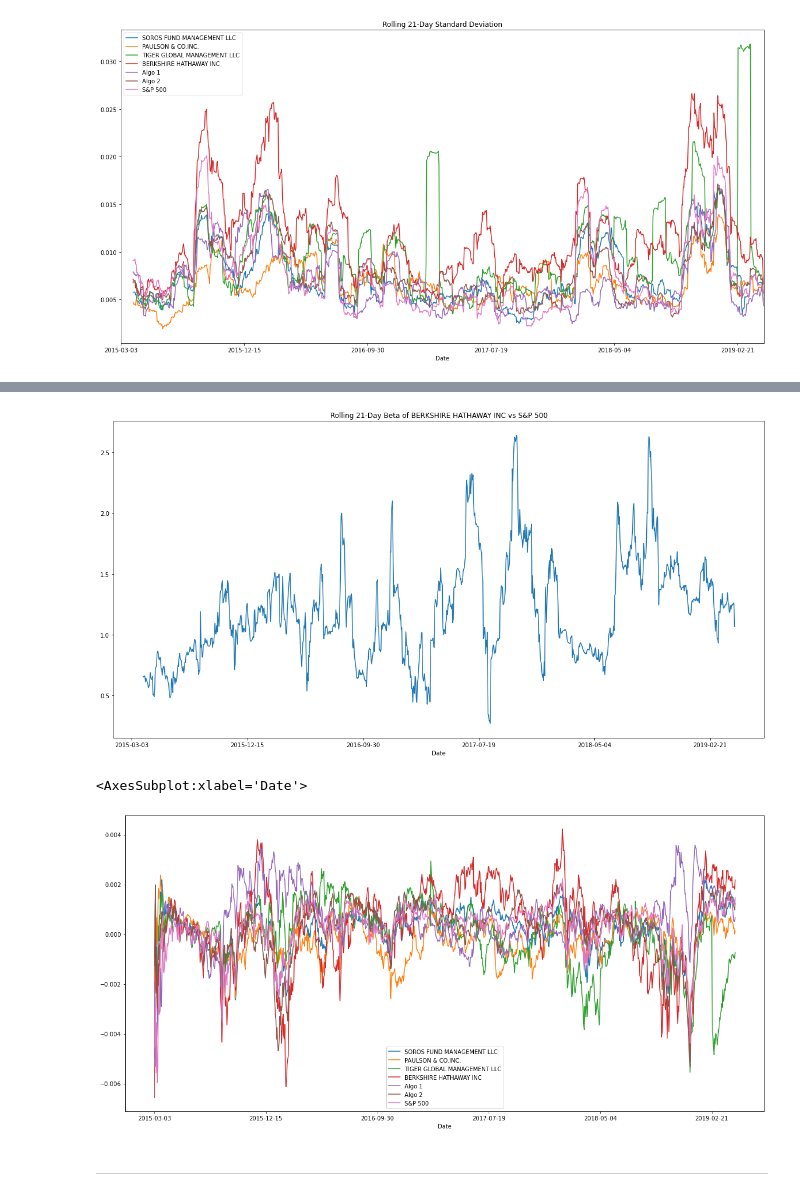
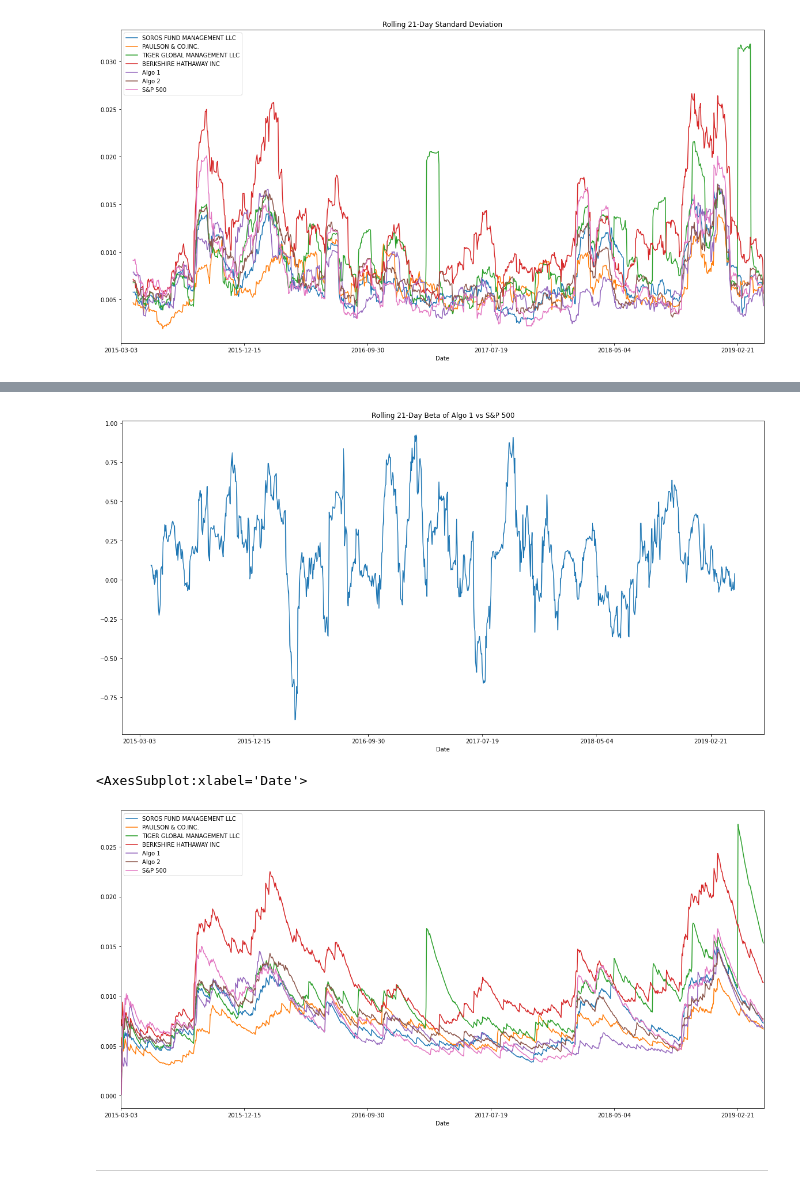
Before and after one commit to moartheta/A-Whale-off-the-Portfolio, a Jupyter notebook: whale_analysis.ipynb, the cells around one changed output, grey strips where cells are left out. Drawn from its saved outputs; the diff is of its cells as text; code cells hidden in the pictures.

```diff
--- a/whale_analysis.ipynb
+++ b/whale_analysis.ipynb
@@ -264,18 +327,18 @@ correlation
 # Calculating Beta for a single portfolio compared to the total market (S&P 500)
 # The below code is dynamic.  You can change the window, benchmark, and comparison pfo from the variables to quickly compare different strategies
 beta_window = 21
-comparison_pfo = "BERKSHIRE HATHAWAY INC"
+comparison_pfo = "Algo 1"
 benchmark = "S&P 500"
 rolling_beta = (combined_pfo[comparison_pfo].rolling(window=beta_window).cov(combined_pfo[benchmark]) / combined_pfo[benchmark].rolling(window=beta_window).var()).plot(figsize=(20,10), title=f"Rolling {beta_window}-Day Beta of {comparison_pfo} vs {benchmark}")
 # %% [output]
-[figure, old version]
+[figure, new version]
 # %%
 # Calculating a rolling window using the exponentially weighted moving average.
-combined_ewm = combined_pfo.ewm(halflife=21).mean()
-combined_ewm.plot(figsize=(20,9.5))
+combined_ewm = combined_pfo.ewm(halflife=21).std()
+combined_ewm.plot(xlim=(0,combined_count[0]),figsize=(20,9.5))
 # %% [output]
 <AxesSubplot:xlabel='Date'>
-[figure, old version]
+[figure, new version]
 # %% [markdown]
 ---
 # %% [markdown]
```
Also changed, not shown: parts of 9 cells of this notebook.
